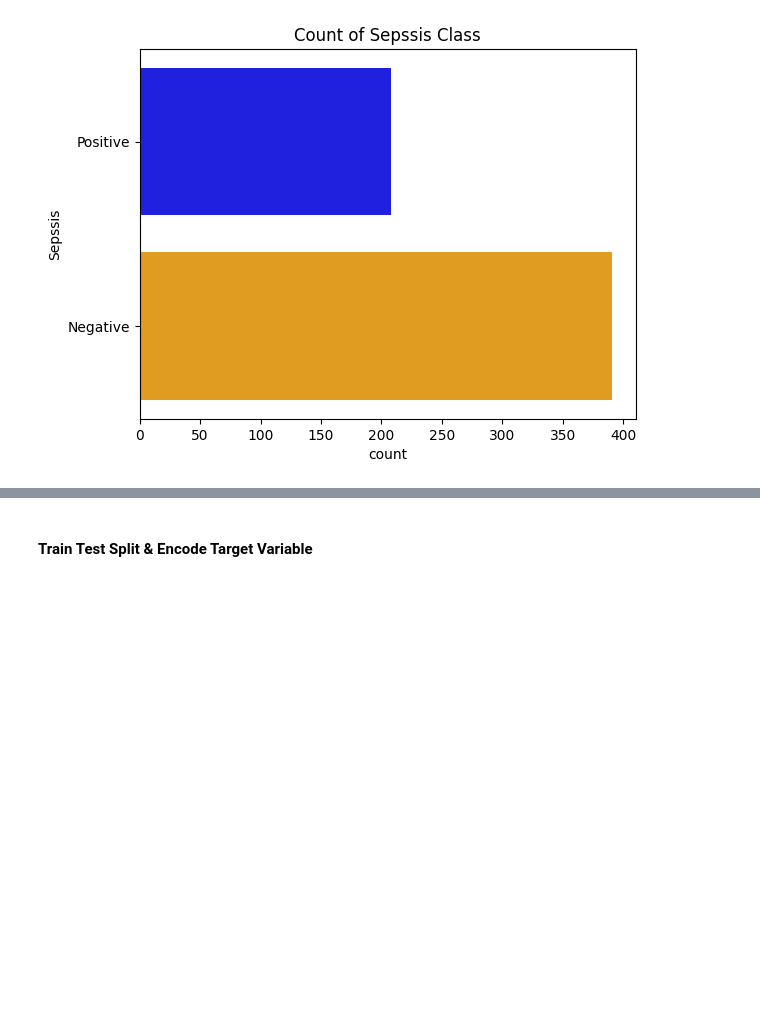
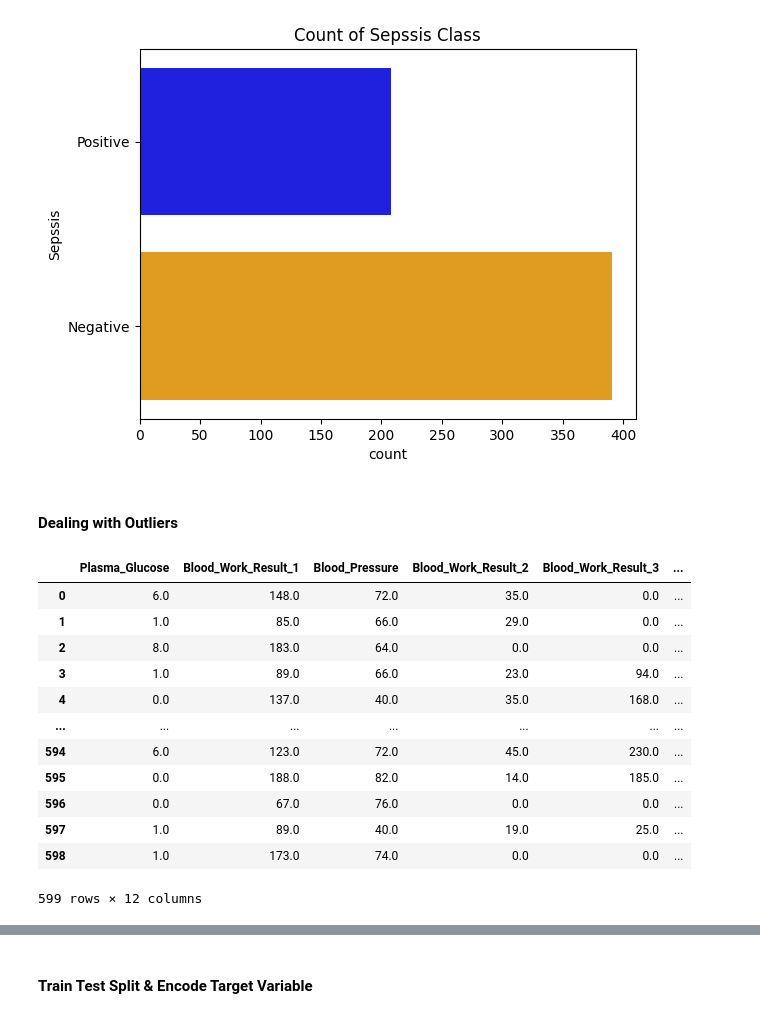
Before and after one commit to adubrightkwartengsnr/P5-Sepsis-Prediction-Embedding-Machine-Learning-Model-In-API, a Jupyter notebook: dev/sepsis_prediction.ipynb, the cells around one changed output, grey strips where cells are left out. Saved outputs shown, nothing was run; the diff lists cells and outputs as text; code cells hidden in the pictures; blank space fills up the shorter version.

```diff
--- a/dev/sepsis_prediction.ipynb
+++ b/dev/sepsis_prediction.ipynb
@@ -451,3 +452,5 @@ plt.title("Count of Sepssis Class")
 plt.show()
 # %% [output]
 [figure]
+# %% [markdown]
+#### Dealing with Outliers
@@ -453,0 +468,18 @@ plt.show()
+# %%
+# call the outlier_trimming fuction
+df = outlier_trimming(df)
+df
+# %% [output]
+|  | Plasma_Glucose | Blood_Work_Result_1 | Blood_Pressure | Blood_Work_Result_2 | Blood_Work_Result_3 | ... |
+| 0 | 6.0 | 148.0 | 72.0 | 35.0 | 0.0 | ... |
+| 1 | 1.0 | 85.0 | 66.0 | 29.0 | 0.0 | ... |
+| 2 | 8.0 | 183.0 | 64.0 | 0.0 | 0.0 | ... |
+| 3 | 1.0 | 89.0 | 66.0 | 23.0 | 94.0 | ... |
+| 4 | 0.0 | 137.0 | 40.0 | 35.0 | 168.0 | ... |
+| ... | ... | ... | ... | ... | ... | ... |
+| 594 | 6.0 | 123.0 | 72.0 | 45.0 | 230.0 | ... |
+| 595 | 0.0 | 188.0 | 82.0 | 14.0 | 185.0 | ... |
+| 596 | 0.0 | 67.0 | 76.0 | 0.0 | 0.0 | ... |
+| 597 | 1.0 | 89.0 | 40.0 | 19.0 | 25.0 | ... |
+| 598 | 1.0 | 173.0 | 74.0 | 0.0 | 0.0 | ... |
+599 rows × 12 columns
```
Also changed, not shown: parts of 6 cells of this notebook.
